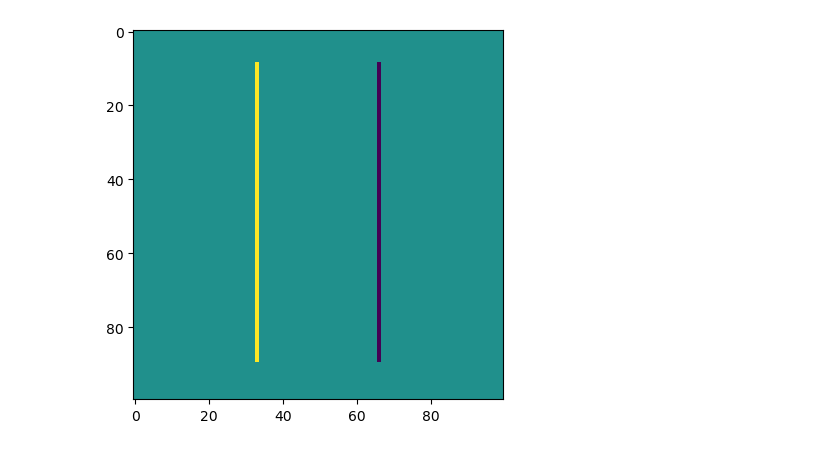
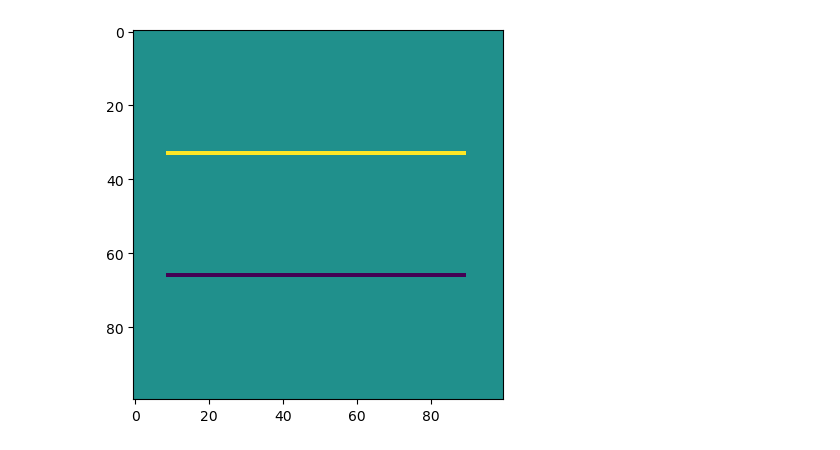
Before and after one commit to Jasperspyke/Fringing-Fields, a Jupyter notebook: array_like.ipynb, the cells around one changed output. Drawn from its saved outputs; the diff is of its cells as text; code cells hidden in the pictures.

```diff
--- a/array_like.ipynb
+++ b/array_like.ipynb
@@ -7,19 +7,18 @@ from scipy.sparse import csr_matrix
 # %%
 n = 100     #formerly grid_size
 grid = np.zeros([n, n], dtype=int)
 
 separation_factor = 2/3     # horizontal separation of the plates
 vertical_aspect = 0.8   # amount of vertical grid_size taken up by plate
 
 y1 = int(0.5*n*(1 - vertical_aspect))
 y2 = int(0.5*n*(1 + vertical_aspect))
 assert 0 <= separation_factor <= 1
 assert 0 <= vertical_aspect <= 1
 offset = int(separation_factor * (n//2))
 grid[y1:y2, offset] = 1
 grid[y1:y2, n-offset-1] = -1
+plt.imshow(grid.T, cmap='viridis')
+plt.show()
+# %% [output]
+[figure, added]
-# %%
-plt.imshow(grid, cmap='viridis')
-plt.show()
-# %% [output]
-[figure, removed]
```
Also changed, not shown: parts of 6 cells of this notebook.
